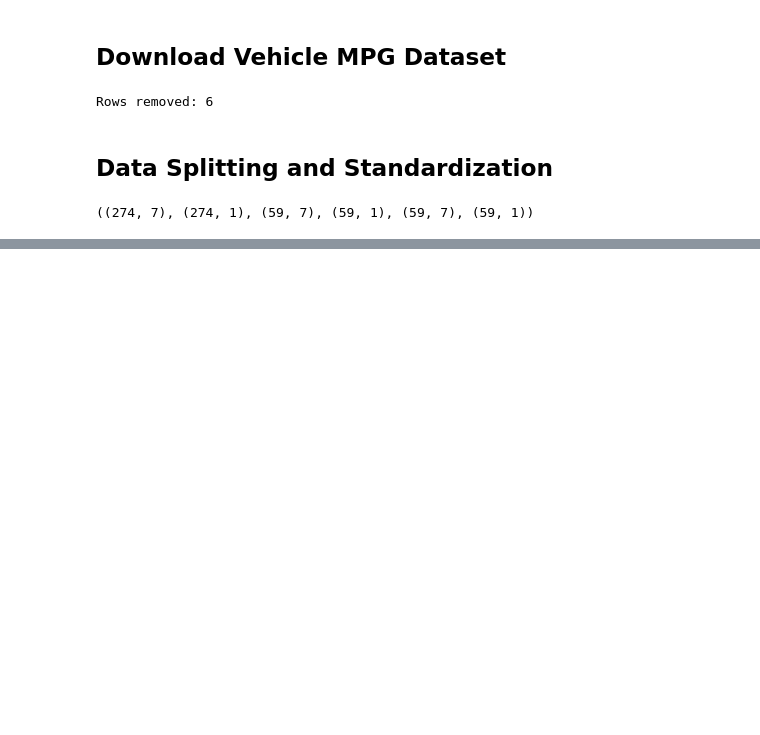
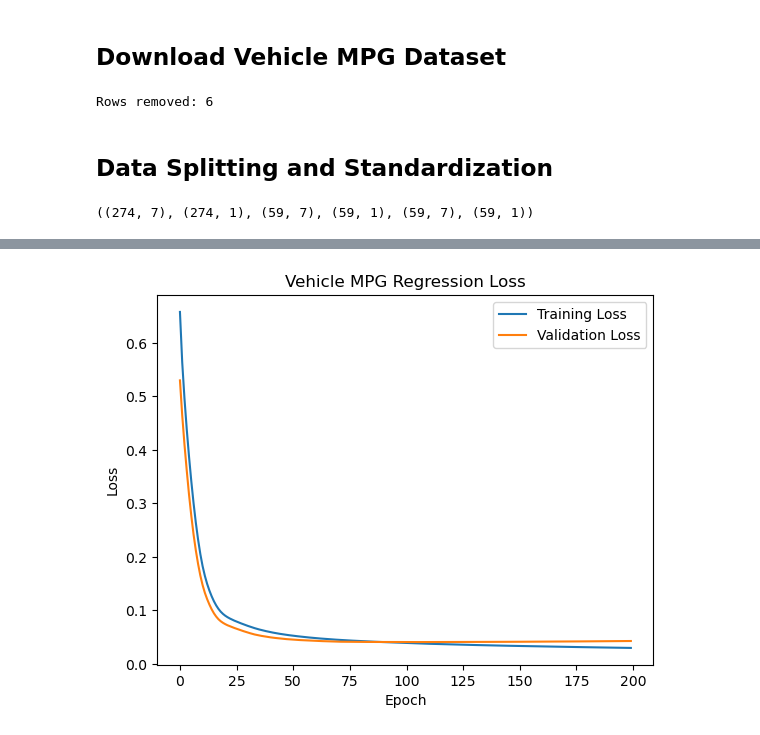
Before and after one commit to Indabossky/Foundational-AI, a Jupyter notebook: Vehicle MPG.ipynb, the cells around one changed output, grey strips where cells are left out. Saved outputs shown, nothing was run; the diff lists cells and outputs as text; code cells hidden in the pictures; blank space fills up the shorter version.

```diff
--- a/Vehicle MPG.ipynb
+++ b/Vehicle MPG.ipynb
@@ -4,19 +4,25 @@
 from ucimlrepo import fetch_ucirepo
 import pandas as pd
 
-vehicle_mpg = fetch_ucirepo(id=9)
+# fetch dataset
+auto_mpg = fetch_ucirepo(id=9)
 
-X = vehicle_mpg.data.features
-y = vehicle_mpg.data.targets
+# data (as pandas dataframes)
+X = auto_mpg.data.features
+y = auto_mpg.data.targets
 
+# Combine features and target into one DataFrame for easy filtering
 data = pd.concat([X, y], axis=1)
 
+# Drop rows where the target variable is NaN
 cleaned_data = data.dropna()
 
+# Split the data back into features (X) and target (y)
 X = cleaned_data.iloc[:, :-1]
 y = cleaned_data.iloc[:, -1]
 
-rows_removed = data.shape[0] - cleaned_data.shape[0]
+# Display the number of rows removed
+rows_removed = len(data) - len(cleaned_data)
 print(f"Rows removed: {rows_removed}")
 # %% [output]
 Rows removed: 6
@@ -45,26 +69,37 @@ X_train.shape, y_train.shape, X_val.shape, y_val.shape, X_test.shape, y_test.sha
 # %% [output]
 ((274, 7), (274, 1), (59, 7), (59, 1), (59, 7), (59, 1))
 # %%
-from MLP import MultilayerPerceptron, Layer, Tanh, Sigmoid, SquaredError, Linear
+from MLP import MultilayerPerceptron, Layer, Relu, SquaredError, Linear, Mish, Tanh, Sigmoid
+import matplotlib.pyplot as plt
 
 mlp = MultilayerPerceptron([
-    Layer(fan_in=X_train.shape[1], fan_out=4, activation_function=Tanh(), loss_function=SquaredError(), dropout_rate=0.2),
-    Layer(fan_in=4, fan_out=4, activation_function=Tanh(), loss_function=SquaredError(), dropout_rate=0.2),
-    Layer(fan_in=4, fan_out=4, activation_function=Tanh(), loss_function=SquaredError()),
-    Layer(fan_in=4, fan_out=1, activation_function=Linear(), loss_function=SquaredError())
+    Layer(fan_in=X_train.shape[1], fan_out=100, activation_function=Relu(), dropout_rate=0),
+    Layer(fan_in=100, fan_out=60, activation_function=Relu(), dropout_rate=0),
+    Layer(fan_in=60, fan_out=25, activation_function=Relu(), dropout_rate=0),
+    Layer(fan_in=25, fan_out=1, activation_function=Linear(), dropout_rate=0)
 ])
 
+# Train the model using RMSProp.
 training_losses, validation_losses = mlp.train(
     train_x=X_train,
     train_y=y_train,
     val_x=X_val,
     val_y=y_val,
     loss_func=SquaredError(),
-    learning_rate=1E-3,
-    batch_size=16,
-    epochs=32,
+    learning_rate=1E-4,
+    batch_size=32,
+    epochs=200,
     use_rmsprop=True,
     decay_rate=0.9,
     epsilon=1e-8
 )
+
+# Plot training and validation losses.
+plt.plot(training_losses, label="Training Loss")
+plt.plot(validation_losses, label="Validation Loss")
+plt.xlabel("Epoch")
+plt.ylabel("Loss")
+plt.title("Vehicle MPG Regression Loss")
+plt.legend()
+plt.show()
 # %% [output]
@@ -87,0 +123 @@ Epoch 32  :::  Train Loss=0.17432304128277046  :::  Val Loss=0.15763483618243035
+[figure, added]
```
Also changed, not shown: parts of 4 cells of this notebook, 1 other file.
